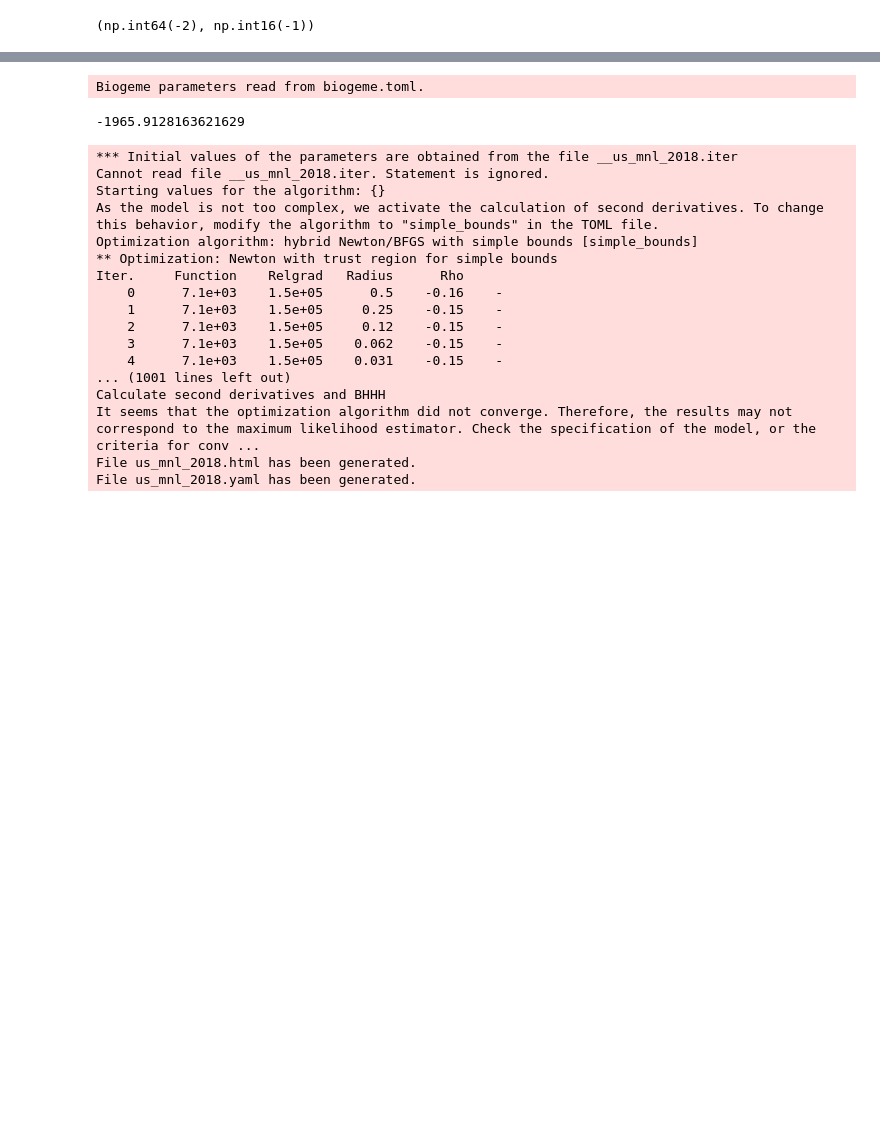
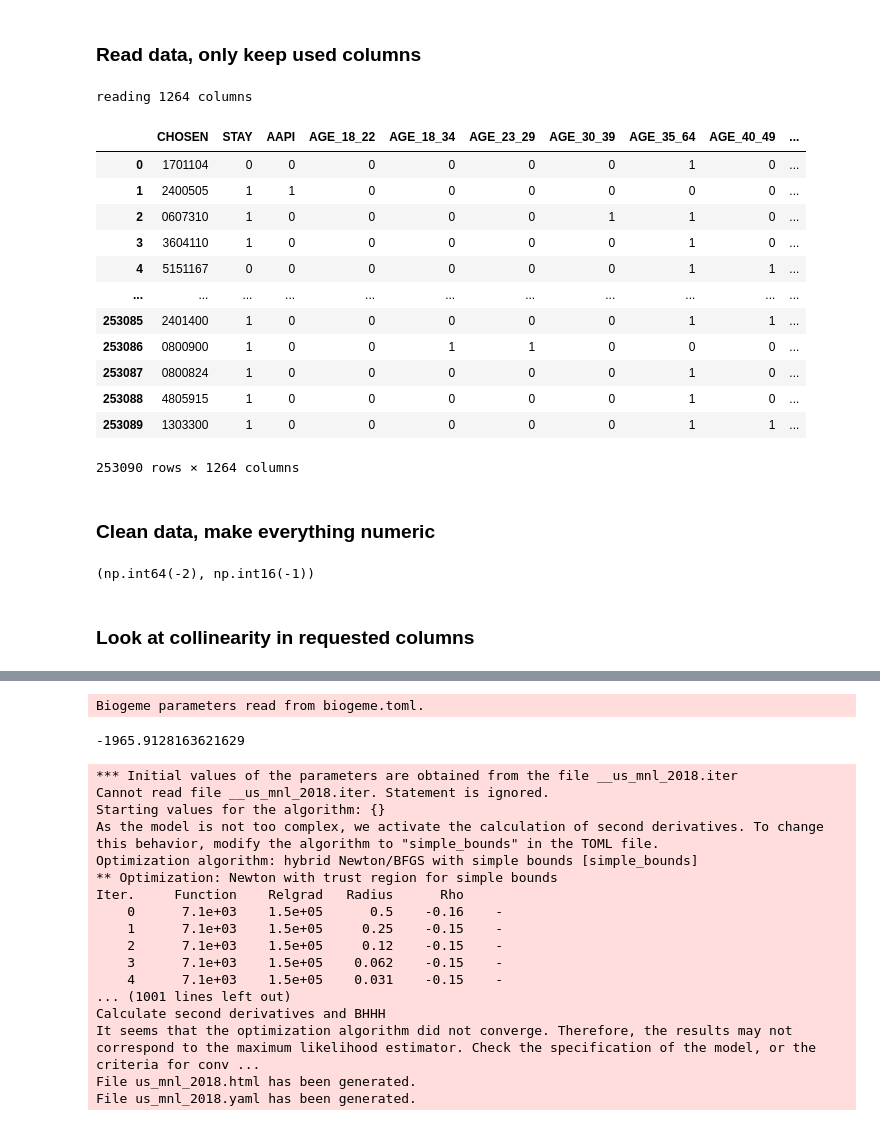
Before and after one commit to yianzhang14/migration, a Jupyter notebook: us/modeling_mnl.ipynb, the cells around one changed output, grey strips where cells are left out. Saved outputs shown, nothing was run; the diff lists cells and outputs as text; code cells hidden in the pictures; blank space fills up the shorter version.

```diff
--- a/us/modeling_mnl.ipynb
+++ b/us/modeling_mnl.ipynb
@@ -26,3 +28,5 @@ schema_cols = pq.ParquetFile(f"../data/us_estdata_{year}.parquet").schema_arrow.
+# %% [markdown]
+### Read data, only keep used columns
 # %%
 # same columns= restriction technique as modeling_xlogit.ipynb: read only the columns V[0]/V[i]
 # actually reference, instead of the full ~3,800-column file, since most of it is unused census
@@ -39,19 +43,16 @@ ALT_VARYING_SUFFIXES = [
     "HH_WITH_CHILD_PCT",
     "HOUSE_VACANCY_PCT",
     "MED_HOUSE_VALUE_OVER_MED_HH_INC",
-    "MED_OWNER_COST_HH_INC_PCT",
     "MED_RENT_PCT_HH_INC",
     "MED_TRAVEL_TIME",
     "MIL_PCT",
     "OWN_AGE_PCT",
     "OWN_GROUP_PCT",
     "OWN_RACE_PCT",
-    "POVERTY_PCT",
     "STATE",
     "TOT_POP",
     "TYPE",
     "UNEMP_RATE",
-    "YR_SINCE_MED_STRUCTURE",
 ]
 
 INDIV_COLS = [
@@ -83,7 +84,6 @@ INDIV_COLS = [
     "Median Household Income (In 2018 Inflation Adjusted Dollars).Median Household Income (In 2018 Inflation Adjusted Dollars).SE_A14006_001.ORIG",
     "Median gross rent as a percentage of household income.ORIG",
     "Median house value over median household income.ORIG",
-    "Median selected monthly owner costs as percentage of household income.ORIG",
     "Median travel time.ORIG",
     "NAICS_AGR_EXT",
     "NAICS_GOODS_TRADE",
@@ -106,35 +106,50 @@ INDIV_COLS = [
     "Proportion of people AAPI.ORIG",
     "Proportion of people Black.ORIG",
     "Proportion of people Indian.ORIG",
     "Proportion of people Latino.ORIG",
     "Proportion of people in college.ORIG",
     "Proportion of people in military.ORIG",
-    "Proportion of people struggling.ORIG",
     "RECENTLY_MARRIED",
     "RECENTLY_WIDOWED_OR_DIVORCED",
     "SINGLE_PARENT",
     "ST",
     "TYPE_NUM.ORIG",
     "Unemployment rate.ORIG",
     "WORK1_MAR",
     "WORK2_MAR",
-    "Years since median structure built.ORIG",
 ]
 
 needed_cols = (
     INDIV_COLS
     + [f"ALT{i}_PUMA" for i in range(1, num_alternatives + 1)]
     + [
         f"ALT{i}_{suf}"
         for i in range(1, num_alternatives + 1)
         for suf in ALT_VARYING_SUFFIXES
     ]
 )
 needed_cols = list(dict.fromkeys(needed_cols))
 print(f"reading {len(needed_cols)} columns")
 
 df = pd.read_parquet(f"../data/us_estdata_{year}.parquet", columns=needed_cols)
 df
+# %% [output]
+reading 1264 columns
+|  | CHOSEN | STAY | AAPI | AGE_18_22 | AGE_18_34 | AGE_23_29 | AGE_30_39 | AGE_35_64 | AGE_40_49 | ... |
+| 0 | 1701104 | 0 | 0 | 0 | 0 | 0 | 0 | 1 | 0 | ... |
+| 1 | 2400505 | 1 | 1 | 0 | 0 | 0 | 0 | 0 | 0 | ... |
+| 2 | 0607310 | 1 | 0 | 0 | 0 | 0 | 1 | 1 | 0 | ... |
+| 3 | 3604110 | 1 | 0 | 0 | 0 | 0 | 0 | 1 | 0 | ... |
+| 4 | 5151167 | 0 | 0 | 0 | 0 | 0 | 0 | 1 | 1 | ... |
+| ... | ... | ... | ... | ... | ... | ... | ... | ... | ... | ... |
+| 253085 | 2401400 | 1 | 0 | 0 | 0 | 0 | 0 | 1 | 1 | ... |
+| 253086 | 0800900 | 1 | 0 | 0 | 1 | 1 | 0 | 0 | 0 | ... |
+| 253087 | 0800824 | 1 | 0 | 0 | 0 | 0 | 0 | 1 | 0 | ... |
+| 253088 | 4805915 | 1 | 0 | 0 | 0 | 0 | 0 | 1 | 0 | ... |
+| 253089 | 1303300 | 1 | 0 | 0 | 0 | 0 | 0 | 1 | 1 | ... |
+253090 rows × 1264 columns
+# %% [markdown]
+### Clean data, make everything numeric
 # %%
 cat_cols = df.dtypes[df.dtypes == "category"].keys()
 df[cat_cols] = df[cat_cols].apply(lambda x: x.astype(int))
@@ -151,3 +166,5 @@ df["NAME_NUM.ORIG"].min(), df["ALT1_CBSA"].min()
 df_train = df.select_dtypes(["number"])
 assert df_train.isna().sum().sum() == 0
 del df
+# %% [markdown]
+### Look at collinearity in requested columns
```
Also changed, not shown: parts of 17 cells of this notebook, 3 other files.
